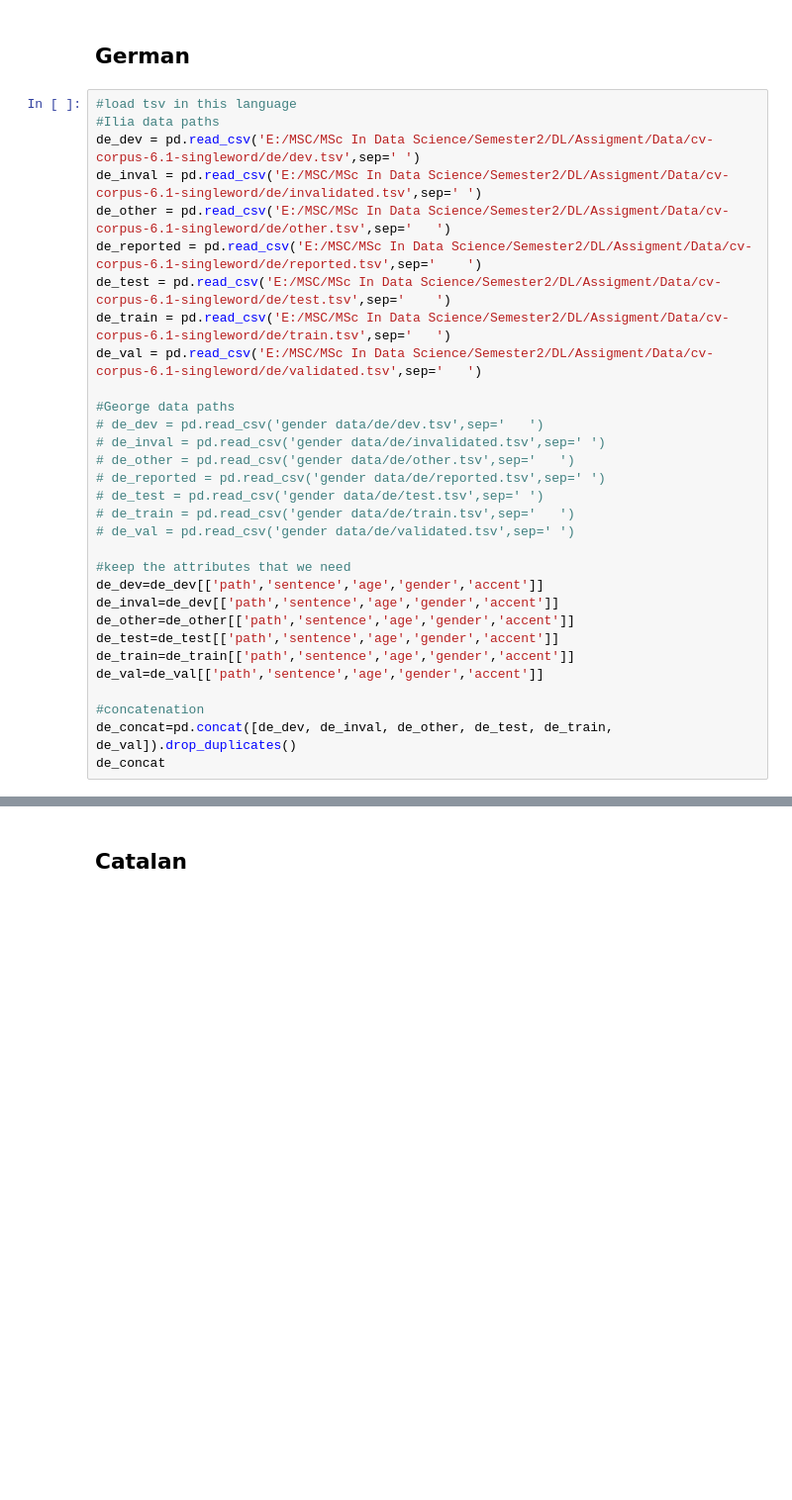
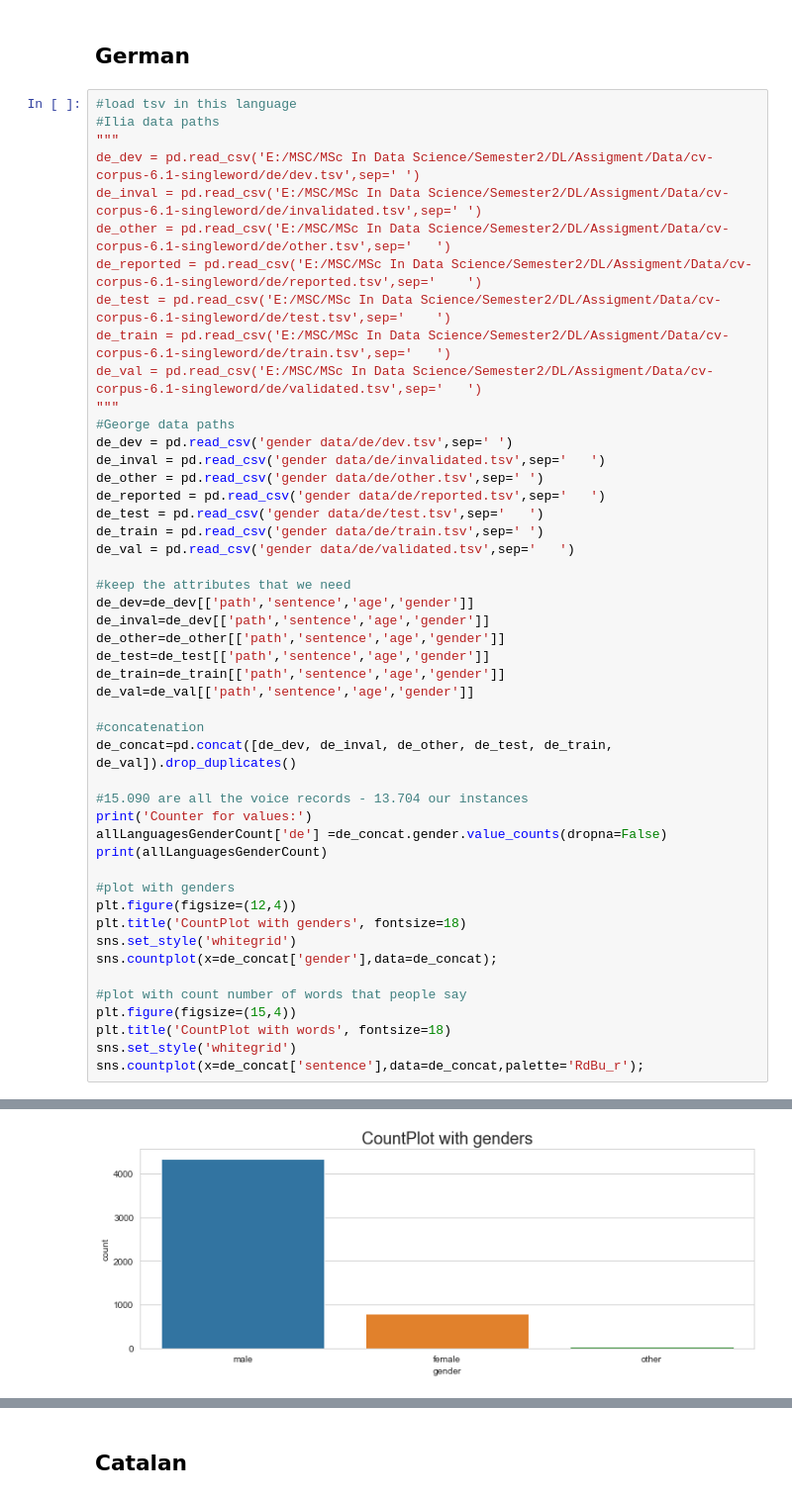
Before and after one commit to Lertas/Voice_Gender-Language_Classification_CNN, a Jupyter notebook: DL_Assigment.ipynb, the cells around one changed output, grey strips where cells are left out. Shown at 99% size. Cells and saved outputs as stored; diff of their text form; blank space fills up the shorter version.

```diff
--- a/DL_Assigment.ipynb
+++ b/DL_Assigment.ipynb
@@ -192,6 +199,7 @@ sns.countplot(x=es_concat['sentence'],data=es_concat,palette='RdBu_r');
 # %%
 #load tsv in this language
 #Ilia data paths
+"""
 de_dev = pd.read_csv('E:/MSC/ΜSc In Data Science/Semester2/DL/Assigment/Data/cv-corpus-6.1-singleword/de/dev.tsv',sep='	')
 de_inval = pd.read_csv('E:/MSC/ΜSc In Data Science/Semester2/DL/Assigment/Data/cv-corpus-6.1-singleword/de/invalidated.tsv',sep='	')
 de_other = pd.read_csv('E:/MSC/ΜSc In Data Science/Semester2/DL/Assigment/Data/cv-corpus-6.1-singleword/de/other.tsv',sep='	')
@@ -199,25 +207,41 @@ de_reported = pd.read_csv('E:/MSC/ΜSc In Data Science/Semester2/DL/Assigment/Da
 de_test = pd.read_csv('E:/MSC/ΜSc In Data Science/Semester2/DL/Assigment/Data/cv-corpus-6.1-singleword/de/test.tsv',sep='	')
 de_train = pd.read_csv('E:/MSC/ΜSc In Data Science/Semester2/DL/Assigment/Data/cv-corpus-6.1-singleword/de/train.tsv',sep='	')
 de_val = pd.read_csv('E:/MSC/ΜSc In Data Science/Semester2/DL/Assigment/Data/cv-corpus-6.1-singleword/de/validated.tsv',sep='	')
-
+"""
 #George data paths
-# de_dev = pd.read_csv('gender data/de/dev.tsv',sep='	')
-# de_inval = pd.read_csv('gender data/de/invalidated.tsv',sep='	')
-# de_other = pd.read_csv('gender data/de/other.tsv',sep='	')
-# de_reported = pd.read_csv('gender data/de/reported.tsv',sep='	')
-# de_test = pd.read_csv('gender data/de/test.tsv',sep='	')
-# de_train = pd.read_csv('gender data/de/train.tsv',sep='	')
-# de_val = pd.read_csv('gender data/de/validated.tsv',sep='	')
+de_dev = pd.read_csv('gender data/de/dev.tsv',sep='	')
+de_inval = pd.read_csv('gender data/de/invalidated.tsv',sep='	')
+de_other = pd.read_csv('gender data/de/other.tsv',sep='	')
+de_reported = pd.read_csv('gender data/de/reported.tsv',sep='	')
+de_test = pd.read_csv('gender data/de/test.tsv',sep='	')
+de_train = pd.read_csv('gender data/de/train.tsv',sep='	')
+de_val = pd.read_csv('gender data/de/validated.tsv',sep='	')
 
 #keep the attributes that we need
-de_dev=de_dev[['path','sentence','age','gender','accent']]
-de_inval=de_dev[['path','sentence','age','gender','accent']]
-de_other=de_other[['path','sentence','age','gender','accent']]
-de_test=de_test[['path','sentence','age','gender','accent']]
-de_train=de_train[['path','sentence','age','gender','accent']]
-de_val=de_val[['path','sentence','age','gender','accent']]
+de_dev=de_dev[['path','sentence','age','gender']]
+de_inval=de_dev[['path','sentence','age','gender']]
+de_other=de_other[['path','sentence','age','gender']]
+de_test=de_test[['path','sentence','age','gender']]
+de_train=de_train[['path','sentence','age','gender']]
+de_val=de_val[['path','sentence','age','gender']]
 
 #concatenation
 de_concat=pd.concat([de_dev, de_inval, de_other, de_test, de_train, de_val]).drop_duplicates()
-de_concat
+
+#15.090 are all the voice records - 13.704 our instances
+print('Counter for values:')
+allLanguagesGenderCount['de'] =de_concat.gender.value_counts(dropna=False)
+print(allLanguagesGenderCount)
+
+#plot with genders
+plt.figure(figsize=(12,4))
+plt.title('CountPlot with genders', fontsize=18)
+sns.set_style('whitegrid')
+sns.countplot(x=de_concat['gender'],data=de_concat);
+
+#plot with count number of words that people say
+plt.figure(figsize=(15,4))
+plt.title('CountPlot with words', fontsize=18)
+sns.set_style('whitegrid')
+sns.countplot(x=de_concat['sentence'],data=de_concat,palette='RdBu_r');
 # %% [output]
@@ -236,0 +254 @@ de_concat
+[figure, added]
```
Also changed, not shown: parts of 124 cells of this notebook.
